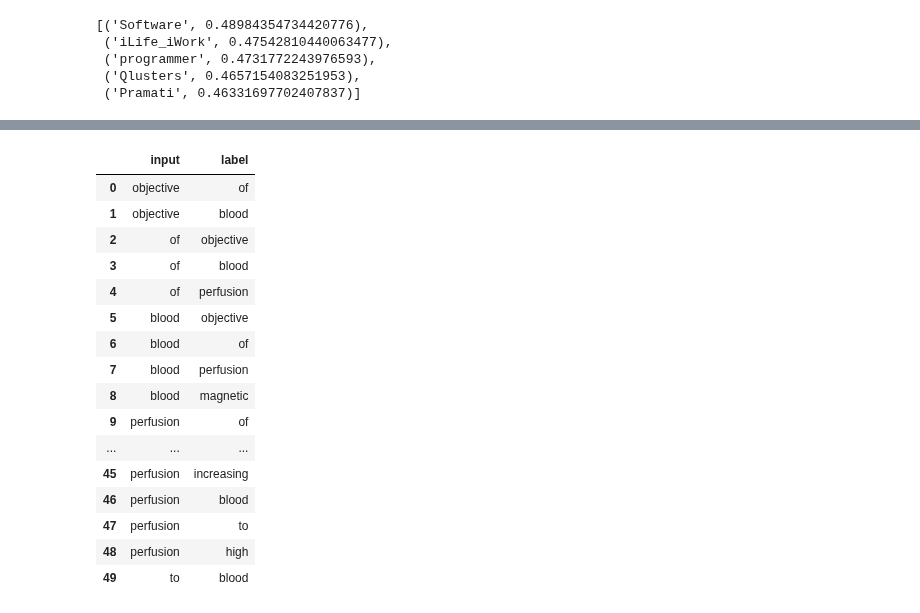
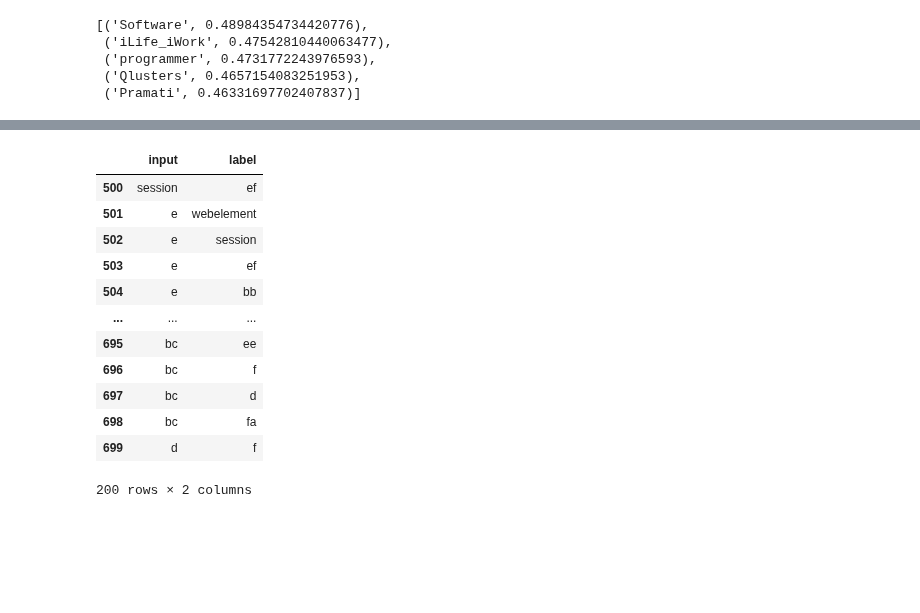
Before and after one commit to ahrtz/store, a Jupyter notebook: data/sbk/recommend.ipynb, the cells around one changed output, grey strips where cells are left out. Saved outputs shown, nothing was run; the diff lists cells and outputs as text; code cells hidden in the pictures; blank space fills up the shorter version.

Commit message:
[Add] Add crawling and word2Ved

```diff
--- a/data/sbk/recommend.ipynb
+++ b/data/sbk/recommend.ipynb
@@ -27,10 +27,11 @@ w2vec.most_similar(positive=['chef', 'software'], negative=['food'], topn=5)
  ('Pramati', 0.46331697702407837)]
 # %%
 import pandas as pd
+import re
 
-DATA_DIR = "F:/SSAFY_doc_3"
-DUMP_FILE = os.path.join(DATA_DIR, "dumps.pkl")
+DATA_DIR = "."
+DUMP_FILE = os.path.join(DATA_DIR, "abstract_en.pkl")
 
 data = pd.read_pickle(DUMP_FILE)
-papers = data.drop_duplicates(["논문명"]).reset_index()
+#papers = data.drop_duplicates(["title_en"]).reset_index()
 # %%
@@ -60,20 +83,23 @@ words
 # %%
 # data generation
 
-word2int = {}
+# word2int = {}
 
-for i,word in enumerate(words):
-    word2int[word] = i
+# for i,word in enumerate(words):
+#     word2int[word] = i
 
-sentences = []
-for sentence in corpus:
-    sentences.append(sentence.split())
+# sentences = []
+# for sentence in corpus:
+#     sentences.append(sentence.split())
 
-WINDOW_SIZE = 2
+# WINDOW_SIZE = 2
 
-data = []
-for sentence in sentences:
-    for idx, word in enumerate(sentence):
-        for neighbor in sentence[max(idx - WINDOW_SIZE, 0) : min(idx + WINDOW_SIZE, len(sentence)) + 1] :
-            if neighbor != word:
-                data.append([word, neighbor])
+# data = []
+# for sentence in sentences:
+#     for idx, word in enumerate(sentence):
+#         for neighbor in sentence[max(idx - WINDOW_SIZE, 0) : min(idx + WINDOW_SIZE, len(sentence)) + 1] :
+#             if neighbor != word:
+#                 data.append([word, neighbor])
+
+from gensim.models import Word2Vec
+model = Word2Vec(sentences=corpus, size=100, window=5, min_count=5, workers=4, sg=0)
@@ -103,20 +129,16 @@ As results The classification method incorrectly predicted the rotation angle on
-# %%
-df.head(50)
-# %% [output]
-|  | input | label |
-| 0 | objective | of |
-| 1 | objective | blood |
-| 2 | of | objective |
-| 3 | of | blood |
-| 4 | of | perfusion |
-| 5 | blood | objective |
-| 6 | blood | of |
-| 7 | blood | perfusion |
-| 8 | blood | magnetic |
-| 9 | perfusion | of |
-| ... | ... | ... |
-| 45 | perfusion | increasing |
-| 46 | perfusion | blood |
-| 47 | perfusion | to |
-| 48 | perfusion | high |
-| 49 | to | blood |
+# %%
+df.iloc[500:700, :]
+# %% [output]
+|  | input | label |
+| 500 | session | ef |
+| 501 | e | webelement |
+| 502 | e | session |
+| 503 | e | ef |
+| 504 | e | bb |
+| ... | ... | ... |
+| 695 | bc | ee |
+| 696 | bc | f |
+| 697 | bc | d |
+| 698 | bc | fa |
+| 699 | d | f |
+200 rows × 2 columns
```
Also changed, not shown: parts of 7 cells of this notebook, 4 other files.
